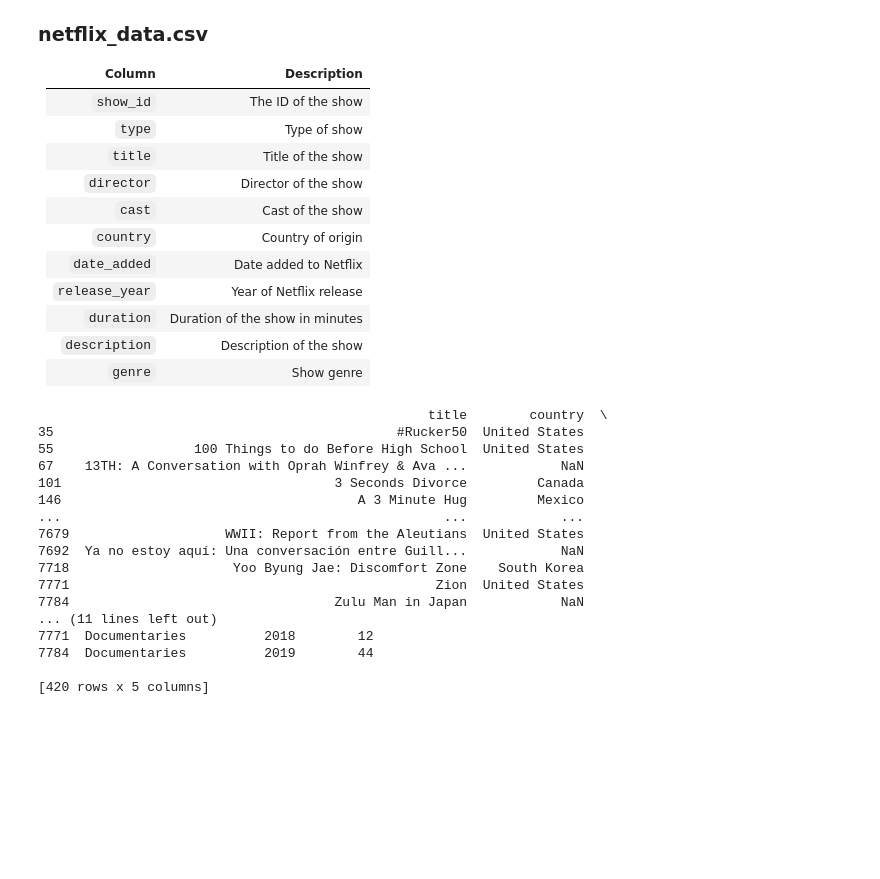
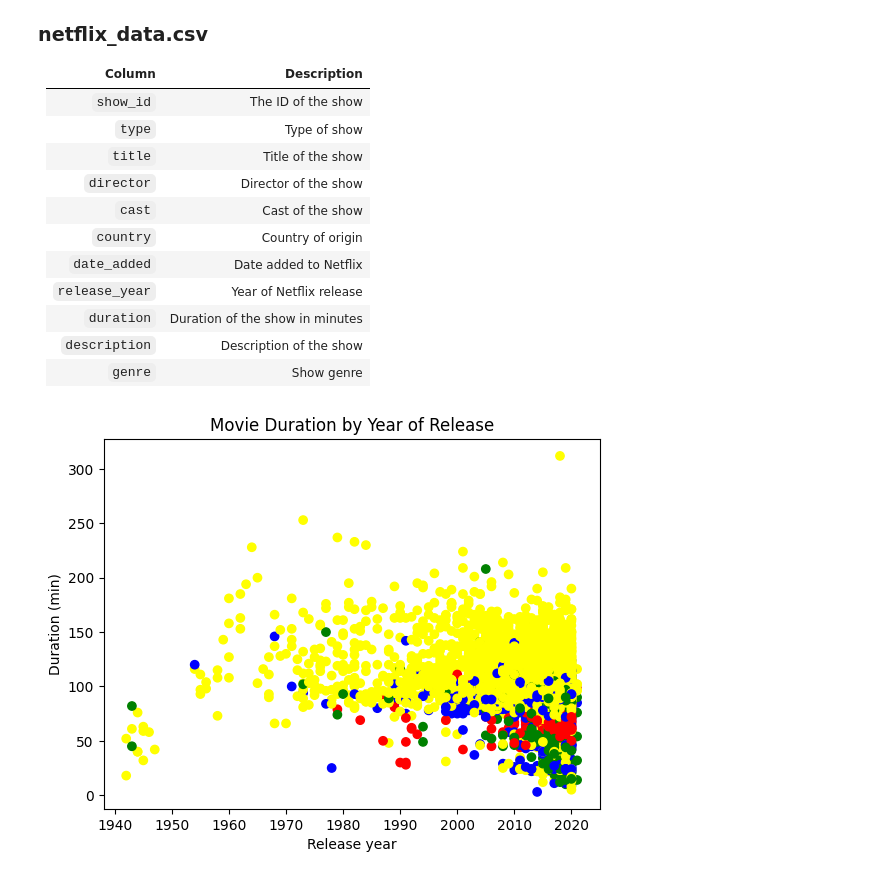
Before and after one commit to Samuel-Bonghanoy/Investigating-Netflix_Analysis, a Jupyter notebook: notebook.ipynb, the cells around one changed output. Cells and saved outputs as stored; diff of their text form; code cells hidden in the pictures; blank space fills up the shorter version.

```diff
--- a/notebook.ipynb
+++ b/notebook.ipynb
@@ -25,34 +25,34 @@ You have been supplied with the dataset `netflix_data.csv` , along with the foll
 # %%
 # Importing pandas and matplotlib
 import pandas as pd
 import matplotlib.pyplot as plt
 
 # Start coding!
 netflix_df = pd.read_csv("netflix_data.csv")
 netflix_subset = netflix_df[netflix_df["type"] == "Movie"]
 netflix_movies = netflix_subset[["title", "country", "genre", "release_year", "duration"]]
 short_movies = netflix_movies[netflix_movies["duration"] < 60]
-print(short_movies)
-print(short_movies)
+# print(short_movies)
+# print(netflix_movies["genre"])
 
-# colors = []
-# for movie in netflix_movies["genre"]:
-#   if
+colors = []
+for genre in netflix_movies['genre']:
+   if genre == 'Children':
+       colors.append('blue')
+   elif genre == 'Documentaries':
+       colors.append('green')
+   elif genre == 'Stand-Up':
+       colors.append('red')
+   else:
+       colors.append('yellow')
+
+fig = plt.figure()
+plt.scatter(netflix_movies["release_year"], netflix_movies["duration"], c=colors)
+plt.xlabel("Release year")
+plt.ylabel('Duration (min)')
+plt.title("Movie Duration by Year of Release")
+plt.show()
+
+answer = "maybe"
 # %% [output]
-                                                  title        country  \
-35                                            #Rucker50  United States
-55                  100 Things to do Before High School  United States
-67    13TH: A Conversation with Oprah Winfrey & Ava ...            NaN
-101                                   3 Seconds Divorce         Canada
-146                                      A 3 Minute Hug         Mexico
-...                                                 ...            ...
-7679                    WWII: Report from the Aleutians  United States
-7692  Ya no estoy aquí: Una conversación entre Guill...            NaN
-7718                     Yoo Byung Jae: Discomfort Zone    South Korea
-7771                                               Zion  United States
-7784                                  Zulu Man in Japan            NaN
-... (11 lines left out)
-7771  Documentaries          2018        12
-7784  Documentaries          2019        44
-
-[420 rows x 5 columns]
+[figure, added]
```
